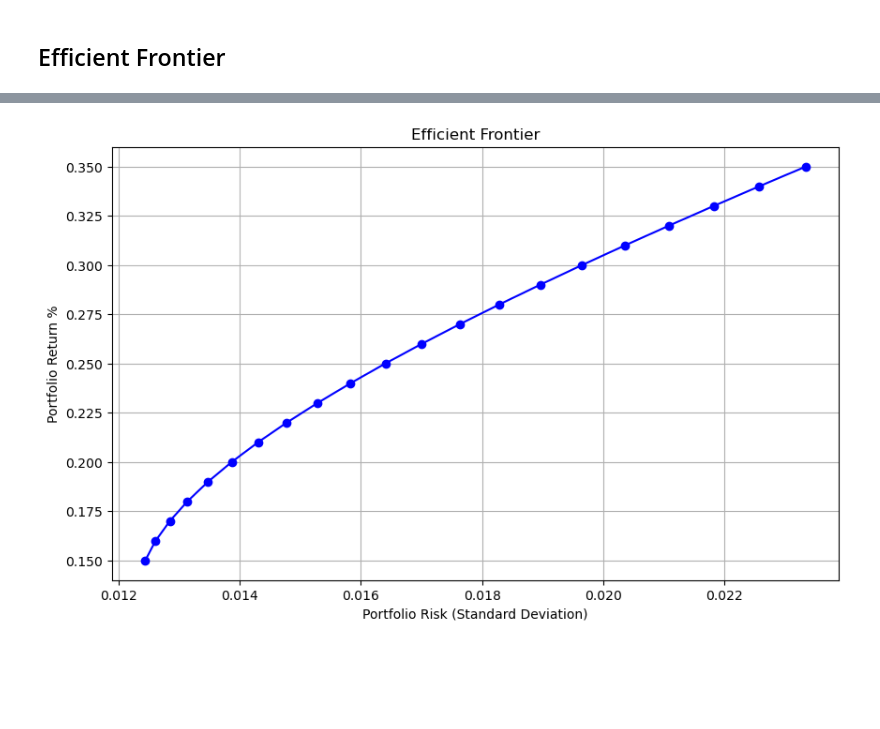
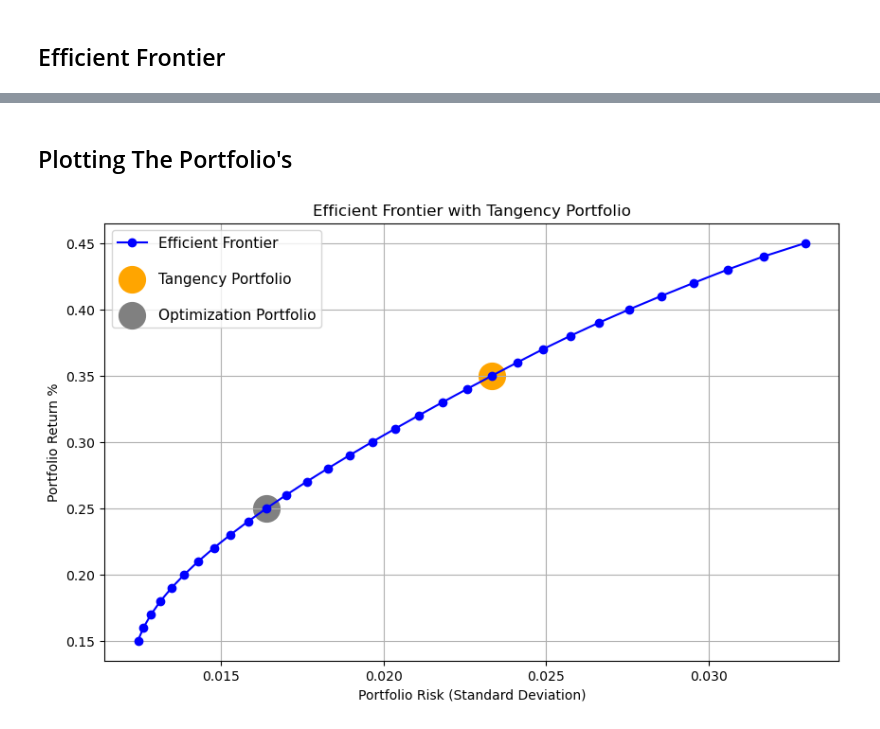
Before and after one commit to SterlingHayden/Optimization-IAA, a Jupyter notebook: HW/Portfolio-Optimization.ipynb, the cells around one changed output, grey strips where cells are left out. Cells and saved outputs as stored; diff of their text form; code cells hidden in the pictures; blank space fills up the shorter version.

Commit message:
Updated with Tangency Portfolio

```diff
--- a/HW/Portfolio-Optimization.ipynb
+++ b/HW/Portfolio-Optimization.ipynb
@@ -108,8 +125,8 @@ TSLA: 0.05969474856897817
 # Initialize an array of target returns
 target = np.linspace(
   start = 0.15,
-  stop = 0.35,
-  num = 21
+  stop = 0.50,
+  num = 36
 )
 
 efficient_frontier  = [] # target return, risk, and list of weights
@@ -168,0 +189,18 @@ Optimal objective 5.44856310e-04
+# %%
+# Create df so I can filter
+returns, risks, weights = zip(*efficient_frontier) # unpack the vars
+df = pd.DataFrame({
+    "Target_Return": returns,
+    "Portfolio_Risk": risks # Std Dev
+})
+# Add weights as separate columns
+for i, symbol in enumerate(symbols):
+    df[symbol] = [w[i] for w in weights]
+
+# Sharpe Ratio
+risk_free_rate = 0.05  # Define the risk-free rate (adjust as needed)
+df["Sharpe_Ratio"] = (df["Target_Return"] - risk_free_rate) / df["Portfolio_Risk"]
+
+tangency_portfolio = df.loc[df["Sharpe_Ratio"].idxmax()] # Grab tangency
+opt_portfolio = df.loc[df["NVDA"]==.32717571099000303] # Grab optimal
+df.sort_values(by='Sharpe_Ratio', ascending=False)
@@ -169,12 +225,28 @@ Optimal objective 5.44856310e-04
+# %% [markdown]
+## Plotting The Portfolio's
 # %%
-returns, risks, weights = zip(*efficient_frontier) # unpack the vars
+# Plot Efficient Frontier
+plt.figure(figsize=(10, 6))
+plt.plot(df["Portfolio_Risk"], df["Target_Return"], marker='o', linestyle='-', color='b', label="Efficient Frontier")
 
-plt.figure(figsize=(10, 6))
-plt.plot(risks, returns, marker='o', linestyle='-', color='b')
+# Mark the Tangency Portfolio
+plt.scatter(
+    tangency_portfolio["Portfolio_Risk"], tangency_portfolio["Target_Return"],
+    color='orange', marker='o', s=400, label="Tangency Portfolio"
+)
+
+# Mark the First Optimal Portfolio
+plt.scatter(
+    opt_portfolio["Portfolio_Risk"], opt_portfolio["Target_Return"],
+    color='grey', marker='o', s=400, label="Optimization Portfolio"
+)
+
+# Labels and Title
 plt.xlabel('Portfolio Risk (Standard Deviation)')
 plt.ylabel('Portfolio Return %')
-plt.title('Efficient Frontier')
+plt.title('Efficient Frontier with Tangency Portfolio')
+plt.legend(fontsize=11, labelspacing=1.5)
 plt.grid(True)
 plt.show()
 # %% [output]
-[figure, old version]
+[figure, new version]
```
Also changed, not shown: parts of 7 cells of this notebook.
